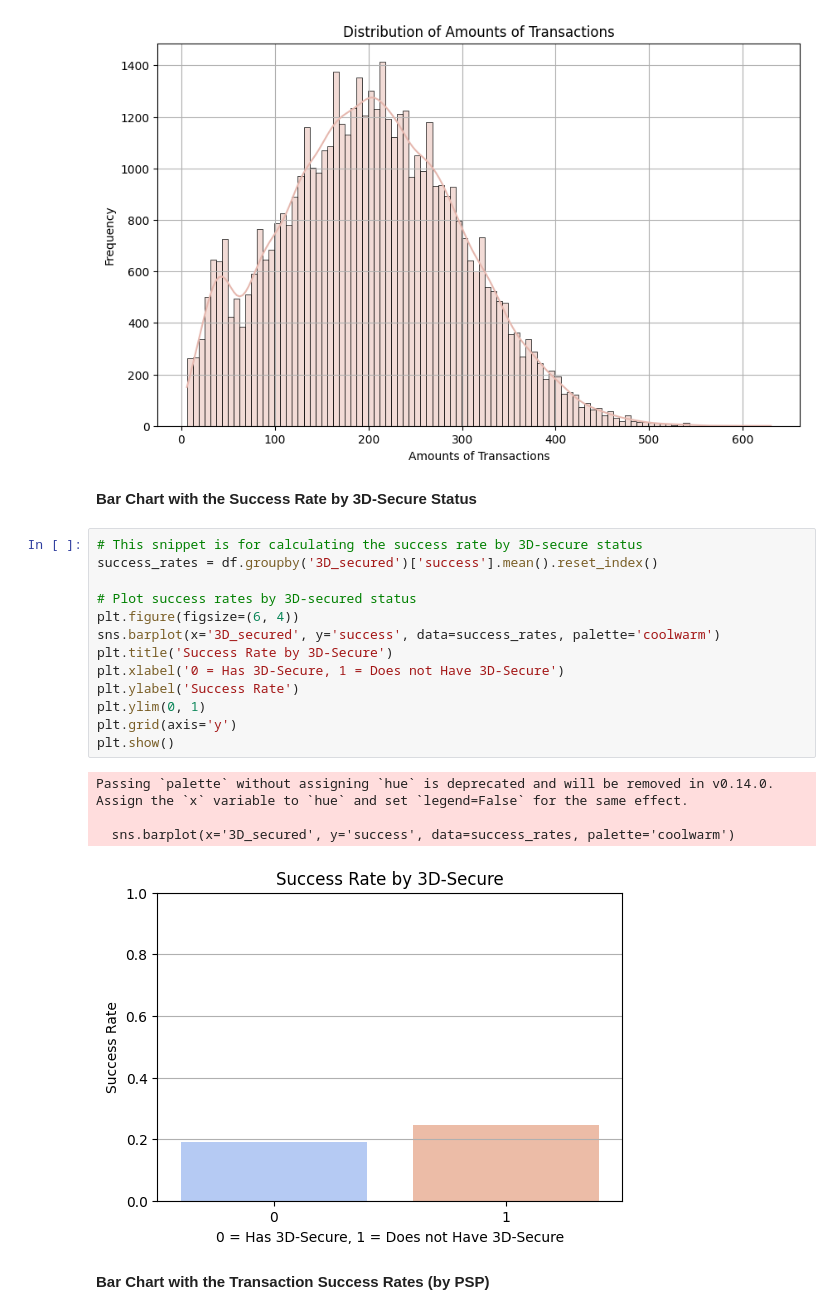
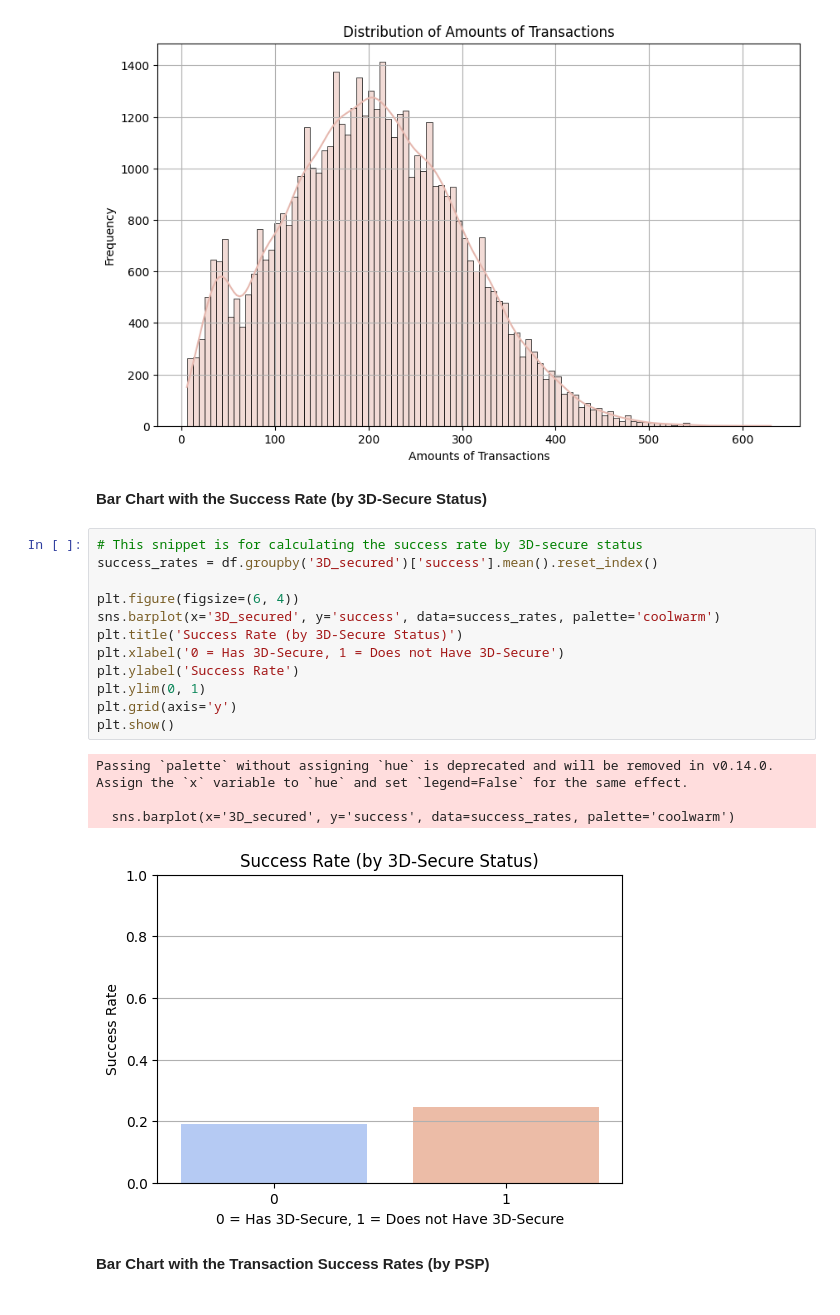
Before and after one commit to imildositoe/predictive_modeling_credit_card_routing, a Jupyter notebook: main.ipynb, the cells around one changed output. Drawn from its saved outputs; the diff is of its cells as text.

```diff
--- a/main.ipynb
+++ b/main.ipynb
@@ -33,25 +47,24 @@ plt.show()
 # %% [output]
 [figure]
 # %% [markdown]
-__Bar Chart with the Success Rate by 3D-Secure Status__
+__Bar Chart with the Success Rate (by 3D-Secure Status)__
 # %%
 # This snippet is for calculating the success rate by 3D-secure status
 success_rates = df.groupby('3D_secured')['success'].mean().reset_index()
 
-# Plot success rates by 3D-secured status
 plt.figure(figsize=(6, 4))
 sns.barplot(x='3D_secured', y='success', data=success_rates, palette='coolwarm')
-plt.title('Success Rate by 3D-Secure')
+plt.title('Success Rate (by 3D-Secure Status)')
 plt.xlabel('0 = Has 3D-Secure, 1 = Does not Have 3D-Secure')
 plt.ylabel('Success Rate')
 plt.ylim(0, 1)
 plt.grid(axis='y')
 plt.show()
 # %% [output]
 Passing `palette` without assigning `hue` is deprecated and will be removed in v0.14.0. Assign the `x` variable to `hue` and set `legend=False` for the same effect.
 
   sns.barplot(x='3D_secured', y='success', data=success_rates, palette='coolwarm')
-[figure, old version]
+[figure, new version]
 # %% [markdown]
 __Bar Chart with the Transaction Success Rates (by PSP)__
 # %%
```
Also changed, not shown: parts of 3 cells of this notebook.
